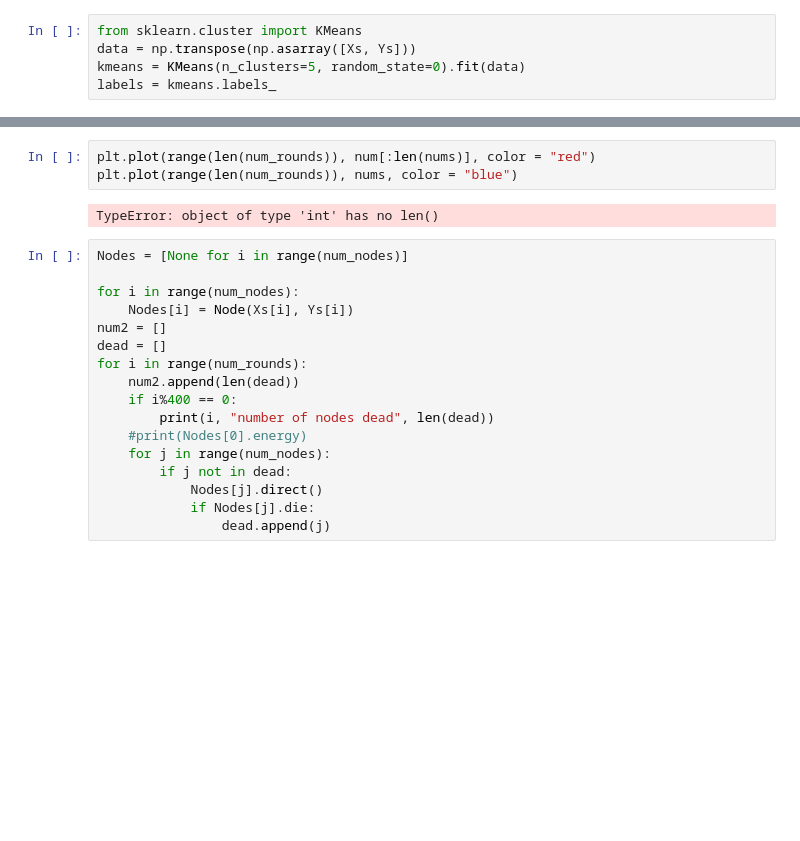
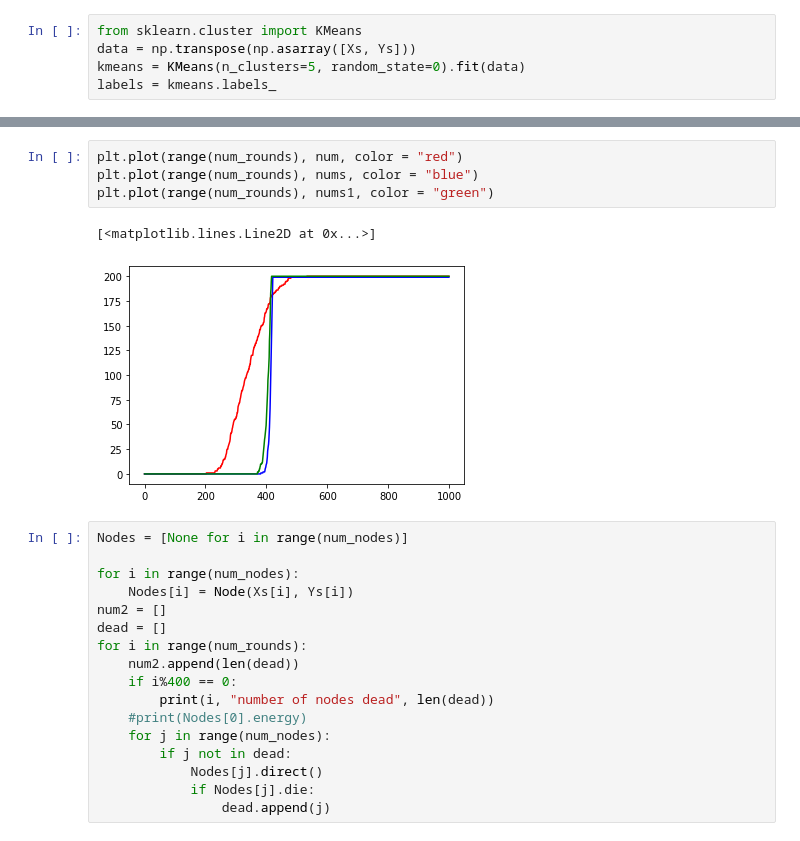
Before and after one commit to leo20021210/network_research, a Jupyter notebook: py_model/KMeans LEACH.ipynb, the cells around one changed output, grey strips where cells are left out. Cells and saved outputs as stored; diff of their text form; blank space fills up the shorter version.

```diff
--- a/py_model/KMeans LEACH.ipynb
+++ b/py_model/KMeans LEACH.ipynb
@@ -287,8 +355,10 @@ for i in range(num_rounds):
 # %%
-plt.plot(range(len(num_rounds)), num[:len(nums)], color = "red")
-plt.plot(range(len(num_rounds)), nums, color = "blue")
+plt.plot(range(num_rounds), num, color = "red")
+plt.plot(range(num_rounds), nums, color = "blue")
+plt.plot(range(num_rounds), nums1, color = "green")
 # %% [output]
-TypeError: object of type 'int' has no len()
+[<matplotlib.lines.Line2D at 0x...>]
+[figure, added]
 # %%
 Nodes = [None for i in range(num_nodes)]
 
```
Also changed, not shown: parts of 8 cells of this notebook, 1 other file.
